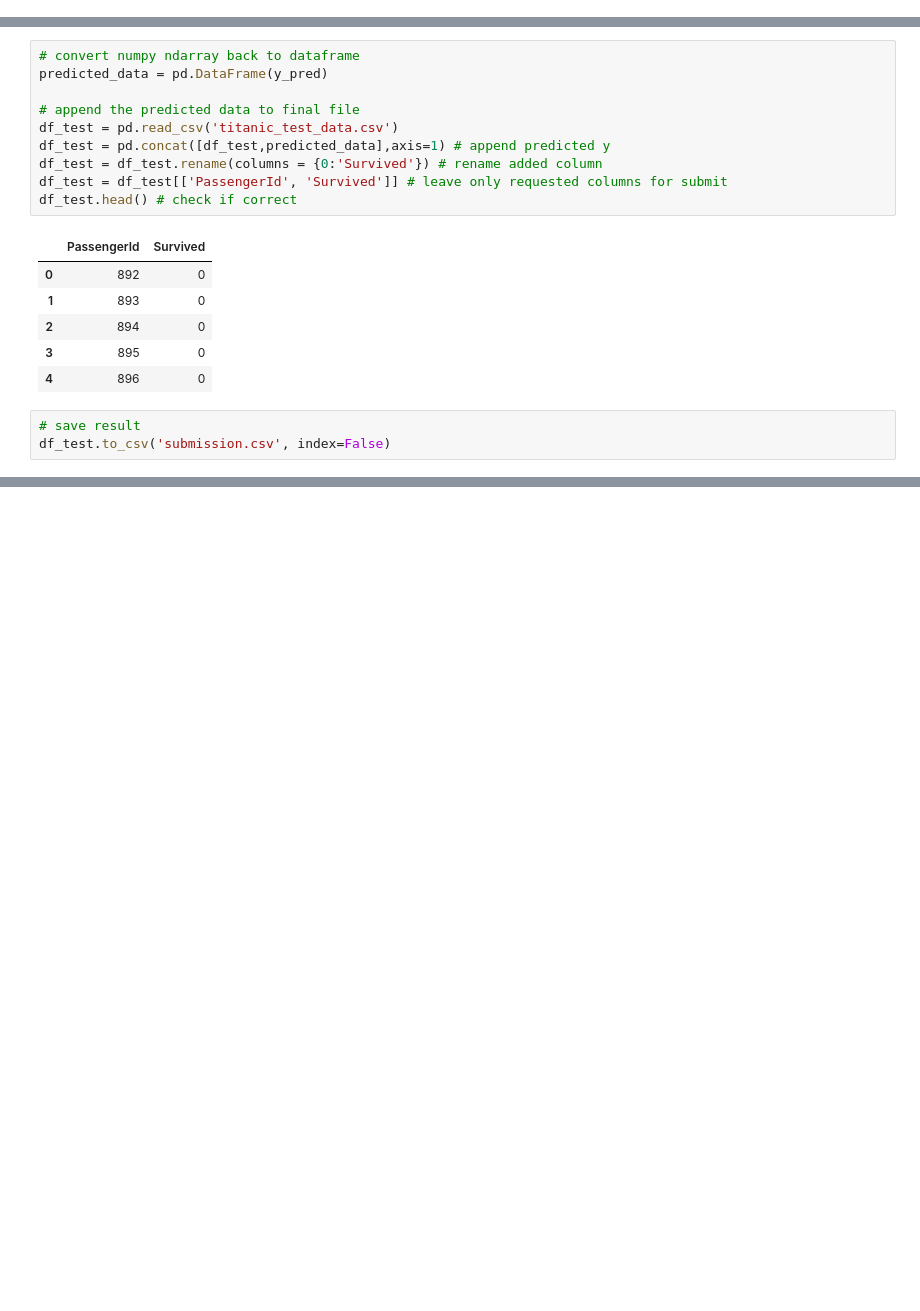
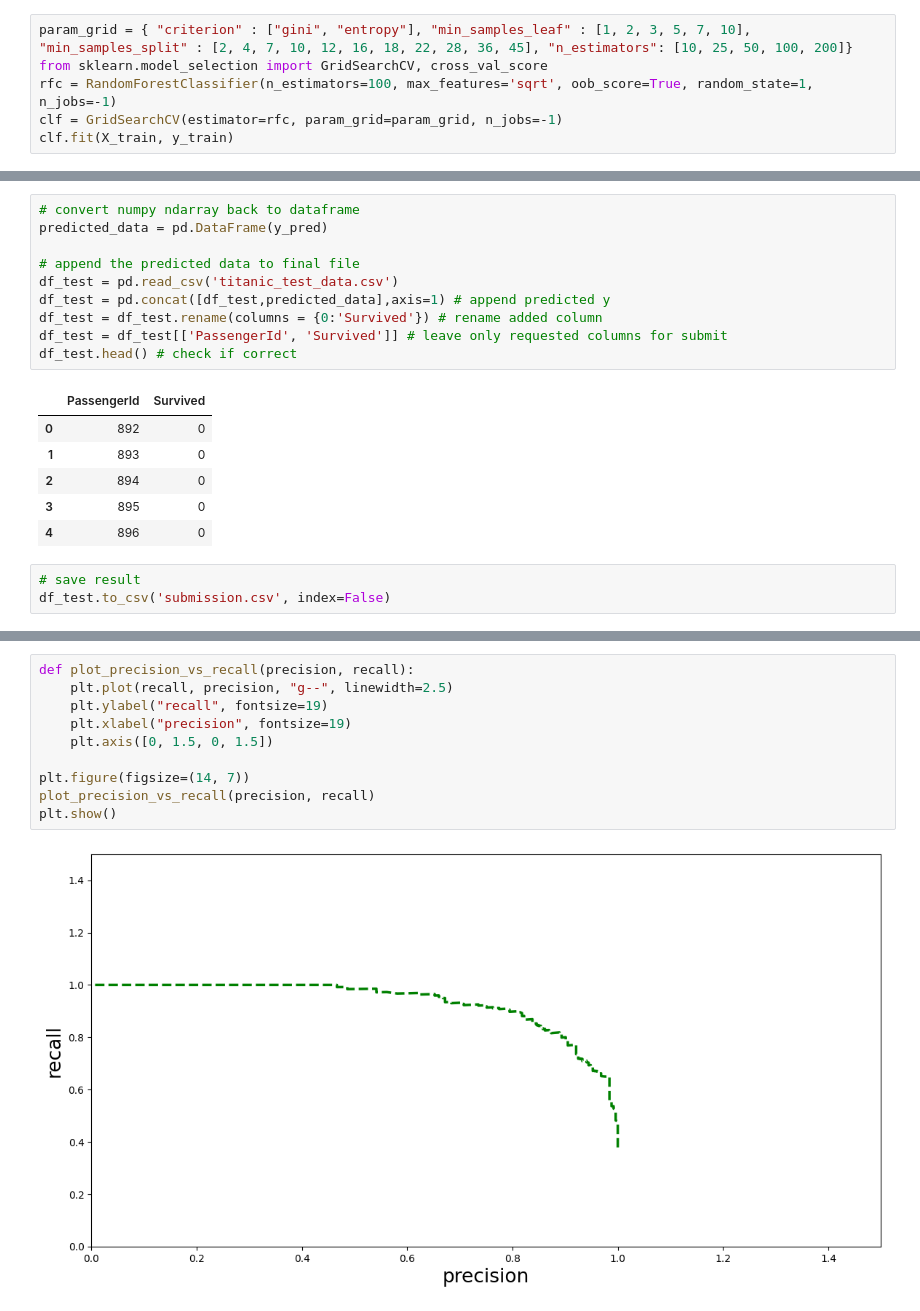
Before and after one commit to RomanHubcik/Python, a Jupyter notebook: machine_learning/1. Titanic/Titanic - Random Forest.ipynb, the cells around one changed output, grey strips where cells are left out. Saved outputs shown, nothing was run; the diff lists cells and outputs as text; blank space fills up the shorter version.

```diff
--- a/machine_learning/1. Titanic/Titanic - Random Forest.ipynb
+++ b/machine_learning/1. Titanic/Titanic - Random Forest.ipynb
@@ -16,3 +16,9 @@ y = df_train['Survived'] # values to be predicted
 
 # split data from "titanic_train_preprocessed.csv" to training data (75%) and testing data (25%)
 X_train, X_test, y_train, y_test = train_test_split(X, y, test_size=0.25, random_state=42)
+# %%
+param_grid = { "criterion" : ["gini", "entropy"], "min_samples_leaf" : [1, 2, 3, 5, 7, 10], "min_samples_split" : [2, 4, 7, 10, 12, 16, 18, 22, 28, 36, 45], "n_estimators": [10, 25, 50, 100, 200]}
+from sklearn.model_selection import GridSearchCV, cross_val_score
+rfc = RandomForestClassifier(n_estimators=100, max_features='sqrt', oob_score=True, random_state=1, n_jobs=-1)
+clf = GridSearchCV(estimator=rfc, param_grid=param_grid, n_jobs=-1)
+clf.fit(X_train, y_train)
@@ -121,0 +229,12 @@ importances.plot.bar()
+# %%
+def plot_precision_vs_recall(precision, recall):
+    plt.plot(recall, precision, "g--", linewidth=2.5)
+    plt.ylabel("recall", fontsize=19)
+    plt.xlabel("precision", fontsize=19)
+    plt.axis([0, 1.5, 0, 1.5])
+
+plt.figure(figsize=(14, 7))
+plot_precision_vs_recall(precision, recall)
+plt.show()
+# %% [output]
+[figure, added]
```
Also changed, not shown: parts of 21 cells of this notebook, 1 other file.
